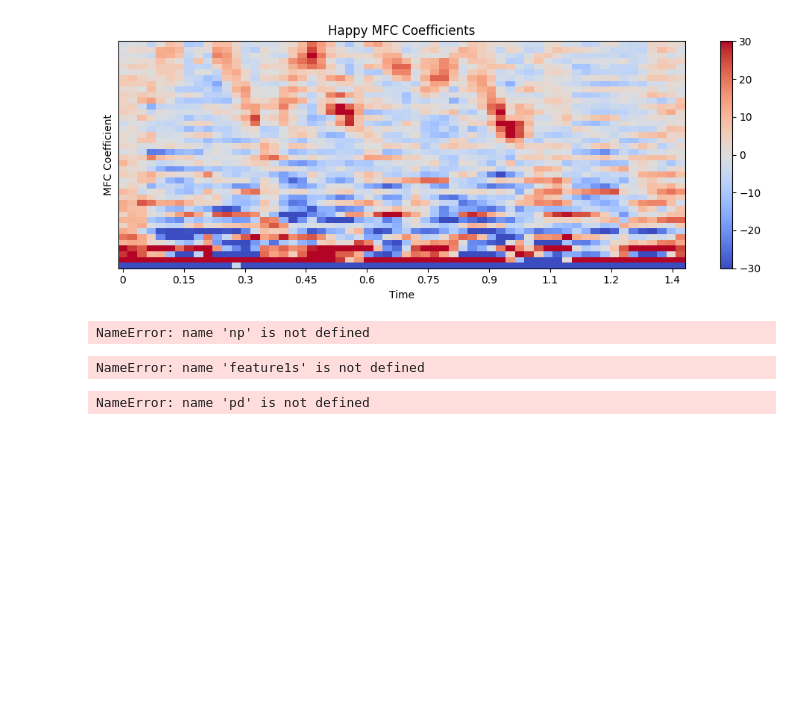
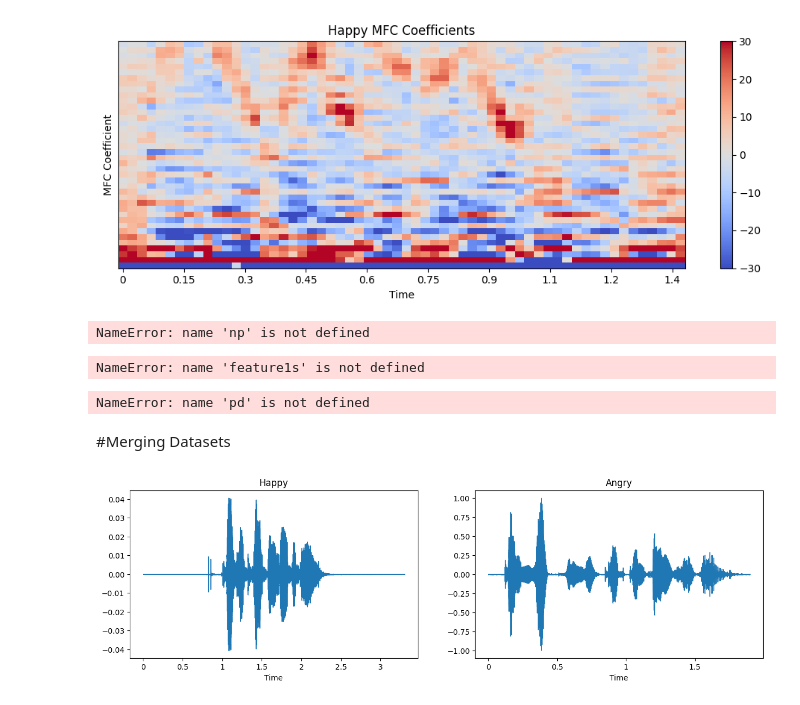
Before and after one commit to SorrenJ/Week-2_Data_Preprocessing, a Jupyter notebook: Merge_Week_2_Data_Preprocessing.ipynb, the cells around one changed output. Cells and saved outputs as stored; diff of their text form; code cells hidden in the pictures; blank space fills up the shorter version.

Commit message:
Testing dataset combination

```diff
--- a/Merge_Week_2_Data_Preprocessing.ipynb
+++ b/Merge_Week_2_Data_Preprocessing.ipynb
@@ -1051,3 +1051,5 @@ feature1s_df = pd.DataFrame(feature1s) # make it pretty for display
 feature1s_df
 # %% [output]
 NameError: name 'pd' is not defined
+# %% [markdown]
+#Merging Datasets
@@ -1053,0 +1063,18 @@ NameError: name 'pd' is not defined
+# %%
+################# Load Happy and Angry example of Actor 1 #####################################
+with soundfile.SoundFile('/content/drive/MyDrive/RAVDESS/Actor_01/03-01-01-01-01-01-01.wav') as audio:
+    waveform = audio.read(dtype="float32")
+    sample_rate = audio.samplerate
+    plt.figure(figsize=(15,4)) #15 columns and 4 rows
+    plt.subplot(1, 2, 1) # 1st position, 2 columns and 1 row
+    librosa.display.waveshow(waveform, sr=sample_rate)
+    plt.title('Happy')
+
+with soundfile.SoundFile('/content/drive/MyDrive/EMODB/wav/03a01Fa.wav') as audio:
+    waveform = audio.read(dtype="float32")
+    sample_rate = audio.samplerate
+    plt.subplot(1, 2, 2)
+    librosa.display.waveshow(waveform, sr=sample_rate)
+    plt.title('Angry')
+# %% [output]
+[figure, added]
```
Also changed, not shown: parts of 4 cells of this notebook.
